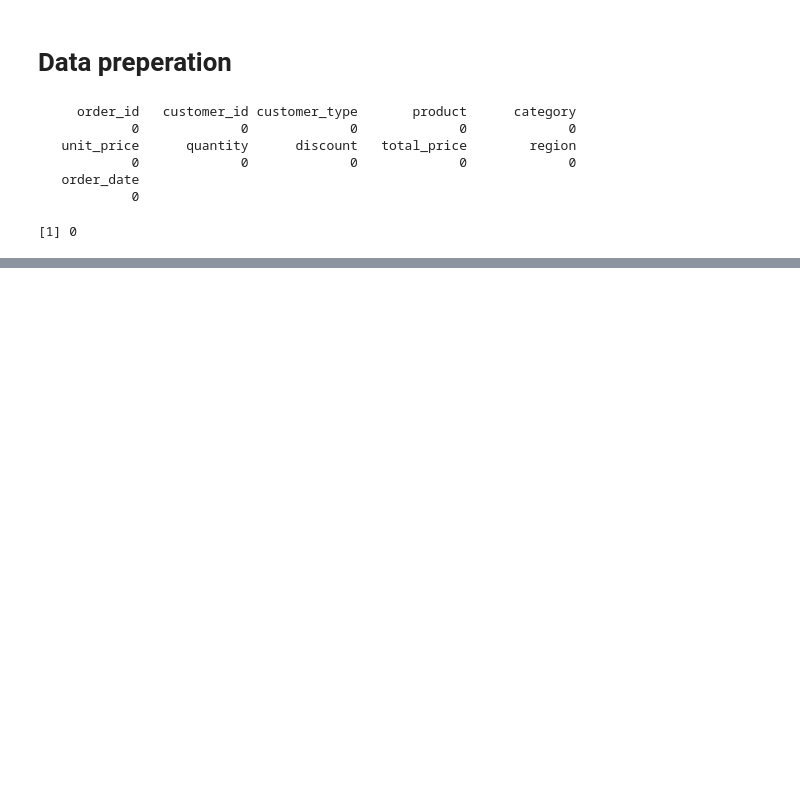
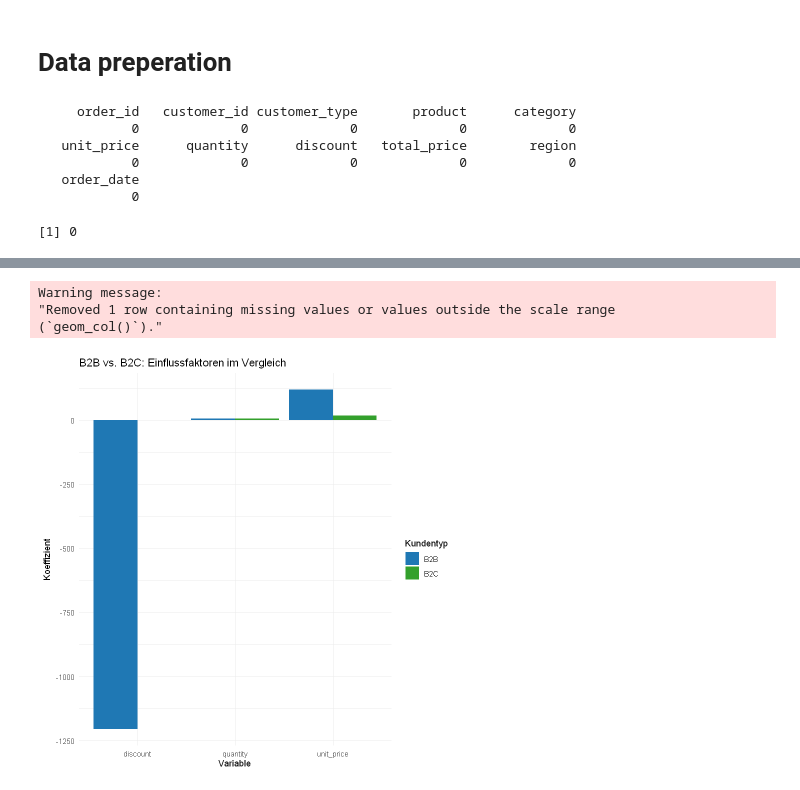
Before and after one commit to koggan98/MarkFor, a Jupyter notebook: test.ipynb, the cells around one changed output, grey strips where cells are left out. Saved outputs shown, nothing was run; the diff lists cells and outputs as text; code cells hidden in the pictures; blank space fills up the shorter version.

```diff
--- a/test.ipynb
+++ b/test.ipynb
@@ -392,0 +1168,20 @@ ERROR: Error in rfm_plot_scatter(rfm_result_b2c): konnte Funktion "rfm_plot_scat
+# %%
+# B2B-Daten
+regression_b2b <- full_invoice_wise_b2b %>%
+  mutate(region = as.factor(region)) %>%
+  select(total_price, quantity, discount, unit_price, region)
+
+# B2C-Daten
+regression_b2c <- full_invoice_wise_b2c %>%  # Annahme: full_invoice_wise_b2c existiert analog
+  mutate(region = as.factor(region)) %>%
+  select(total_price, quantity, discount, unit_price, region)
+
+  # B2B-Modell
+model_b2b <- lm(total_price ~ quantity + discount + unit_price + region, data = regression_b2b)
+
+# B2C-Modell
+model_b2c <- lm(total_price ~ quantity + discount + unit_price + region, data = regression_b2c)
+
+# Ergebnisse vergleichen
+summary(model_b2b)
+summary(model_b2c)
@@ -392,0 +1267,46 @@ ERROR: Error in rfm_plot_scatter(rfm_result_b2c): konnte Funktion "rfm_plot_scat
+# %%
+# Koeffizienten für B2B
+coef_b2b <- tidy(model_b2b) %>%
+  mutate(group = "B2B")
+
+# Koeffizienten für B2C
+coef_b2c <- tidy(model_b2c) %>%
+  mutate(group = "B2C")
+
+# Kombinieren
+combined_coef <- bind_rows(coef_b2b, coef_b2c)
+
+# Für B2B
+coef_b2b <- data.frame(
+  term = names(coef(model_b2b)),
+  estimate = coef(model_b2b),
+  group = "B2B"
+)
+
+# Für B2C
+coef_b2c <- data.frame(
+  term = names(coef(model_b2c)),
+  estimate = coef(model_b2c),
+  group = "B2C"
+)
+
+# Kombinieren
+combined_coef <- bind_rows(coef_b2b, coef_b2c)
+
+ggplot(combined_coef %>%
+         filter(term %in% c("quantity", "discount", "unit_price")),
+       aes(x = term, y = estimate, fill = group)) +
+  geom_col(position = "dodge") +  # Verwenden Sie geom_col() statt geom_bar(stat = "identity")
+  labs(
+    title = "B2B vs. B2C: Einflussfaktoren im Vergleich",
+    x = "Variable",
+    y = "Koeffizient",
+    fill = "Kundentyp"
+  ) +
+  theme_minimal() +
+  scale_fill_manual(values = c("B2B" = "#1f78b4", "B2C" = "#33a02c"))  # Farben anpassen
+# %% [output]
+Warning message:
+"Removed 1 row containing missing values or values outside the scale range
+(`geom_col()`)."
+[figure, added]
```
Also changed, not shown: parts of 35 cells of this notebook, 1 other file.
